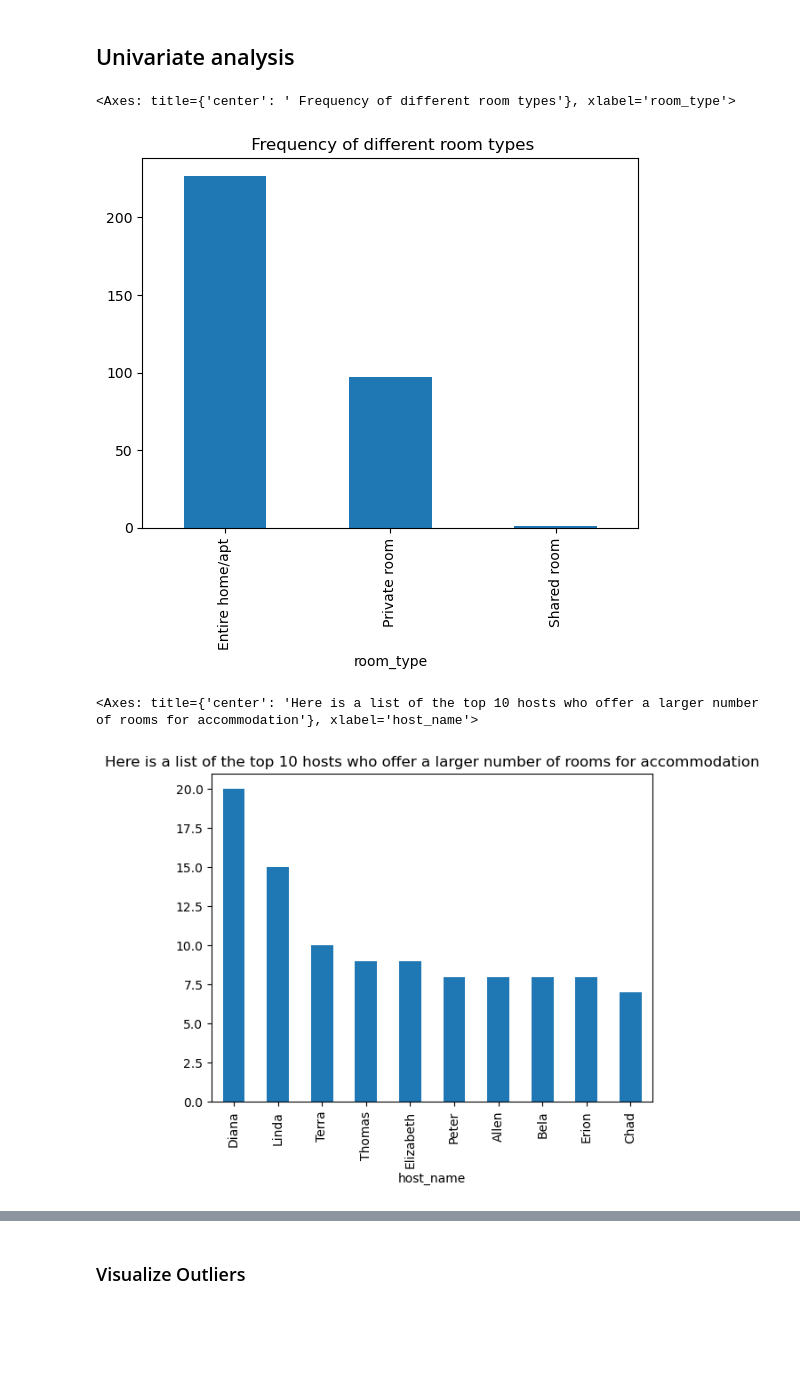
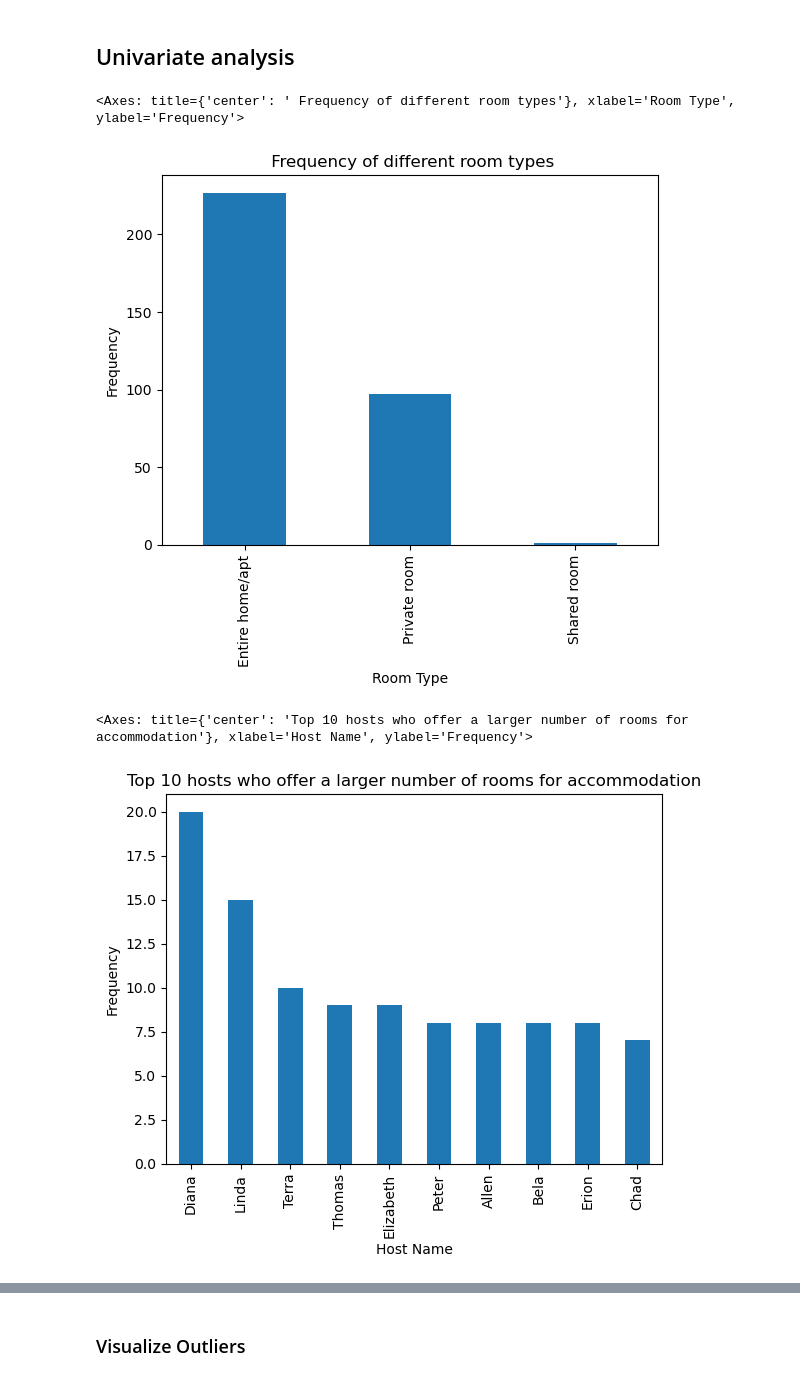
Before and after one commit to ABDULLAHHG/Airbnb-Listing, a Jupyter notebook: Airbnb 2024 EDA.ipynb, the cells around one changed output, grey strips where cells are left out. Cells and saved outputs as stored; diff of their text form; code cells hidden in the pictures; blank space fills up the shorter version.

Commit message:
update plots

```diff
--- a/Airbnb 2024 EDA.ipynb
+++ b/Airbnb 2024 EDA.ipynb
@@ -110,13 +110,18 @@ Number of unique values in column number_of_reviews_ltm is : 71
 # %% [markdown]
 ## Univariate analysis
 # %%
-df.room_type.value_counts().plot(kind = "bar" , title = " Frequency of different room types")
+df.room_type.value_counts().plot(kind = "bar" ,
+                                 xlabel = "Room Type",
+                                 ylabel = "Frequency",
+                                 title = " Frequency of different room types")
 # %% [output]
-<Axes: title={'center': ' Frequency of different room types'}, xlabel='room_type'>
+<Axes: title={'center': ' Frequency of different room types'}, xlabel='Room Type', ylabel='Frequency'>
-[figure, old version]
+[figure, new version]
 # %%
 df.host_name.value_counts()[:10].plot(kind = "bar" ,
-                                      title = "Here is a list of the top 10 hosts who offer a larger number of rooms for accommodation")
+                                        xlabel = "Host Name",
+                                        ylabel = "Frequency",
+                                        title = "Top 10 hosts who offer a larger number of rooms for accommodation")
 # %% [output]
-<Axes: title={'center': 'Here is a list of the top 10 hosts who offer a larger number of rooms for accommodation'}, xlabel='host_name'>
+<Axes: title={'center': 'Top 10 hosts who offer a larger number of rooms for accommodation'}, xlabel='Host Name', ylabel='Frequency'>
-[figure, old version]
+[figure, new version]
```
Also changed, not shown: parts of 36 cells of this notebook.
